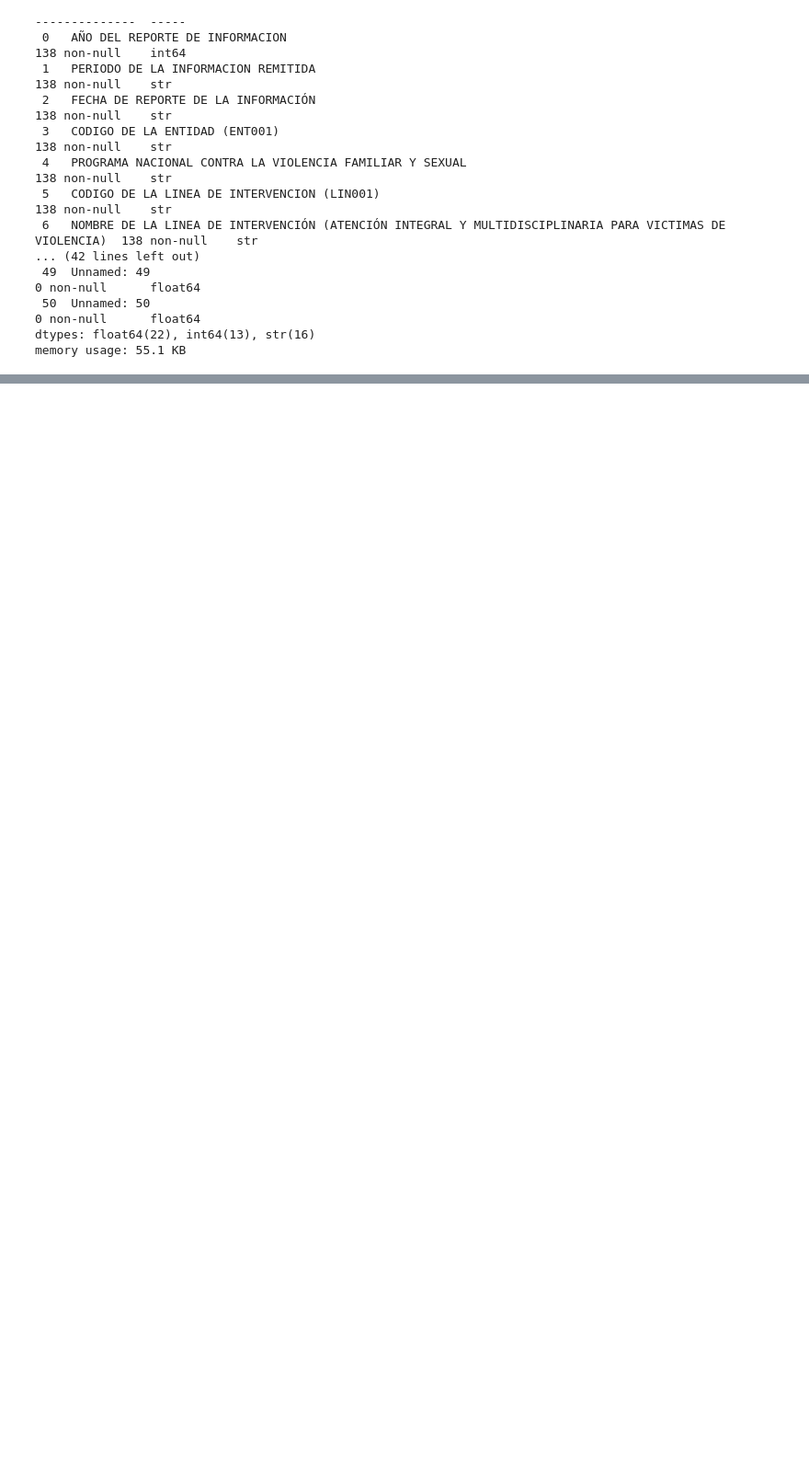
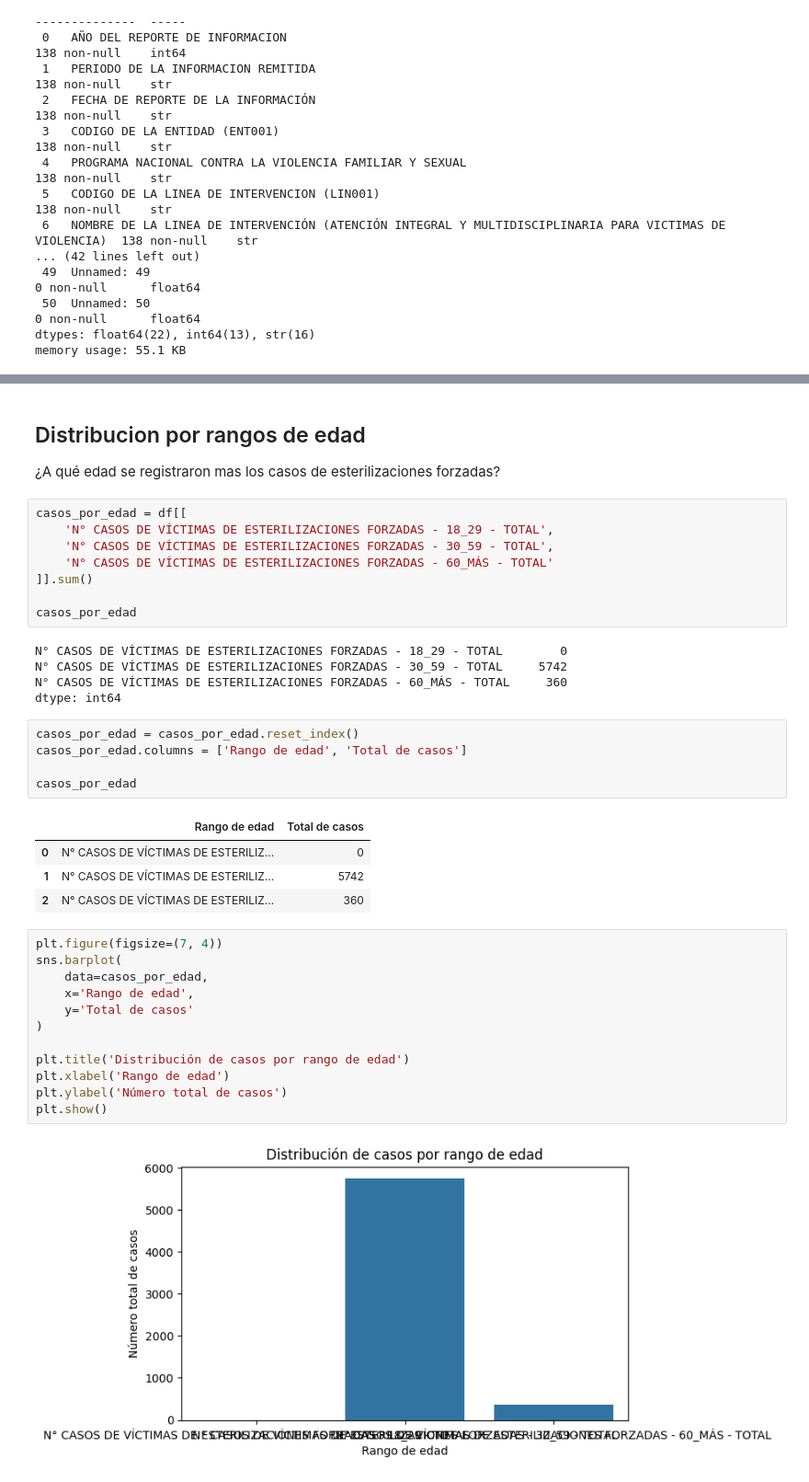
Before and after one commit to MaryoriCruz/eda-esterilizaciones-peru, a Jupyter notebook: eda_mimp.ipynb, the cells around one changed output, grey strips where cells are left out. Shown at 92% size. Cells and saved outputs as stored; diff of their text form; blank space fills up the shorter version.

```diff
--- a/eda_mimp.ipynb
+++ b/eda_mimp.ipynb
@@ -127,0 +398,40 @@ Esta inspección inicial nos permite:
+# %% [markdown]
+## Distribucion por rangos de edad
+¿A qué edad se registraron mas los casos de esterilizaciones forzadas?
+# %%
+casos_por_edad = df[[
+    'N° CASOS DE VÍCTIMAS DE ESTERILIZACIONES FORZADAS - 18_29 - TOTAL',
+    'N° CASOS DE VÍCTIMAS DE ESTERILIZACIONES FORZADAS - 30_59 - TOTAL',
+    'N° CASOS DE VÍCTIMAS DE ESTERILIZACIONES FORZADAS - 60_MÁS - TOTAL'
+]].sum()
+
+casos_por_edad
+# %% [output]
+N° CASOS DE VÍCTIMAS DE ESTERILIZACIONES FORZADAS - 18_29 - TOTAL        0
+N° CASOS DE VÍCTIMAS DE ESTERILIZACIONES FORZADAS - 30_59 - TOTAL     5742
+N° CASOS DE VÍCTIMAS DE ESTERILIZACIONES FORZADAS - 60_MÁS - TOTAL     360
+dtype: int64
+# %%
+casos_por_edad = casos_por_edad.reset_index()
+casos_por_edad.columns = ['Rango de edad', 'Total de casos']
+
+casos_por_edad
+# %% [output]
+|  | Rango de edad | Total de casos |
+| 0 | N° CASOS DE VÍCTIMAS DE ESTERILIZ... | 0 |
+| 1 | N° CASOS DE VÍCTIMAS DE ESTERILIZ... | 5742 |
+| 2 | N° CASOS DE VÍCTIMAS DE ESTERILIZ... | 360 |
+# %%
+plt.figure(figsize=(7, 4))
+sns.barplot(
+    data=casos_por_edad,
+    x='Rango de edad',
+    y='Total de casos'
+)
+
+plt.title('Distribución de casos por rango de edad')
+plt.xlabel('Rango de edad')
+plt.ylabel('Número total de casos')
+plt.show()
+# %% [output]
+[figure, added]
```
Also changed, not shown: parts of 55 cells of this notebook.
